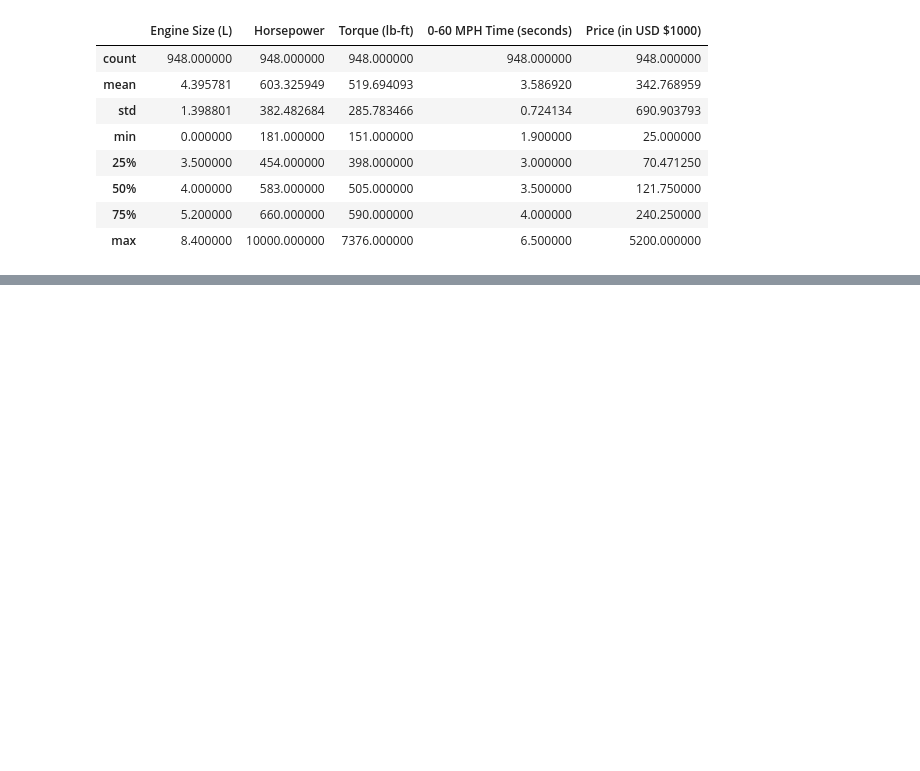
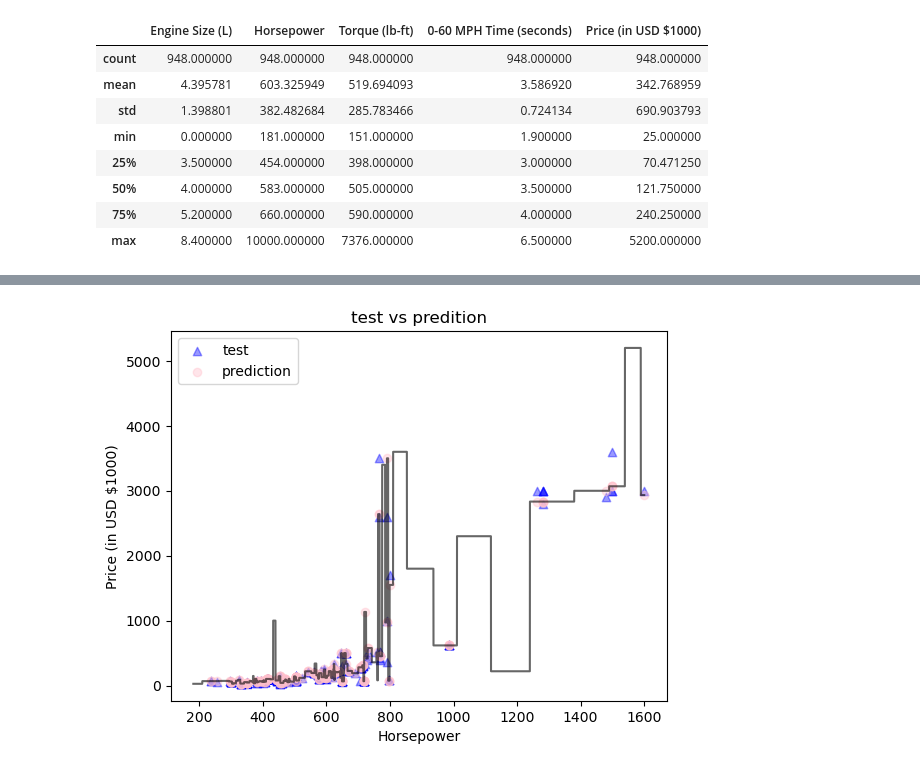
Before and after one commit to edwardoh7/wk09_fourthplace, a Jupyter notebook: Edward_notebook.ipynb, the cells around one changed output, grey strips where cells are left out. Cells and saved outputs as stored; diff of their text form; code cells hidden in the pictures; blank space fills up the shorter version.

Commit message:
some models

```diff
--- a/Edward_notebook.ipynb
+++ b/Edward_notebook.ipynb
@@ -128,0 +155,4 @@ plt.show()
+# %%
+X_hp= df['Horsepower'].values.reshape(-1,1) #features
+y= df.values[:,7:] #target/Price
+X_train, X_test, y_train, y_test = train_test_split(X_hp,y, random_state=42)
@@ -128,0 +163,3 @@ plt.show()
+# %%
+regr = DecisionTreeRegressor(random_state=0)
+regr.fit(X_train, y_train) #fit the train model
@@ -128,0 +176,2 @@ plt.show()
+# %%
+y_predict = regr.predict(X_test)
@@ -128,0 +189,13 @@ plt.show()
+# %%
+plt.scatter(X_test, y_test, color = 'blue', marker='^', alpha=0.4)
+plt.scatter(X_test, y_predict, color = 'pink', marker='o', alpha=0.4)
+plt.title('test vs predition')
+plt.xlabel('Horsepower')
+plt.ylabel('Price (in USD $1000)')
+X_grid = np.arange(min(X_hp), max(X_hp), 0.01)
+X_grid = X_grid.reshape((len(X_grid), 1))
+plt.plot(X_grid, regr.predict(X_grid), color = 'black', alpha=0.6)
+plt.legend(['test', 'prediction'])
+plt.show()
+# %% [output]
+[figure, added]
```
Also changed, not shown: parts of 16 cells of this notebook.
